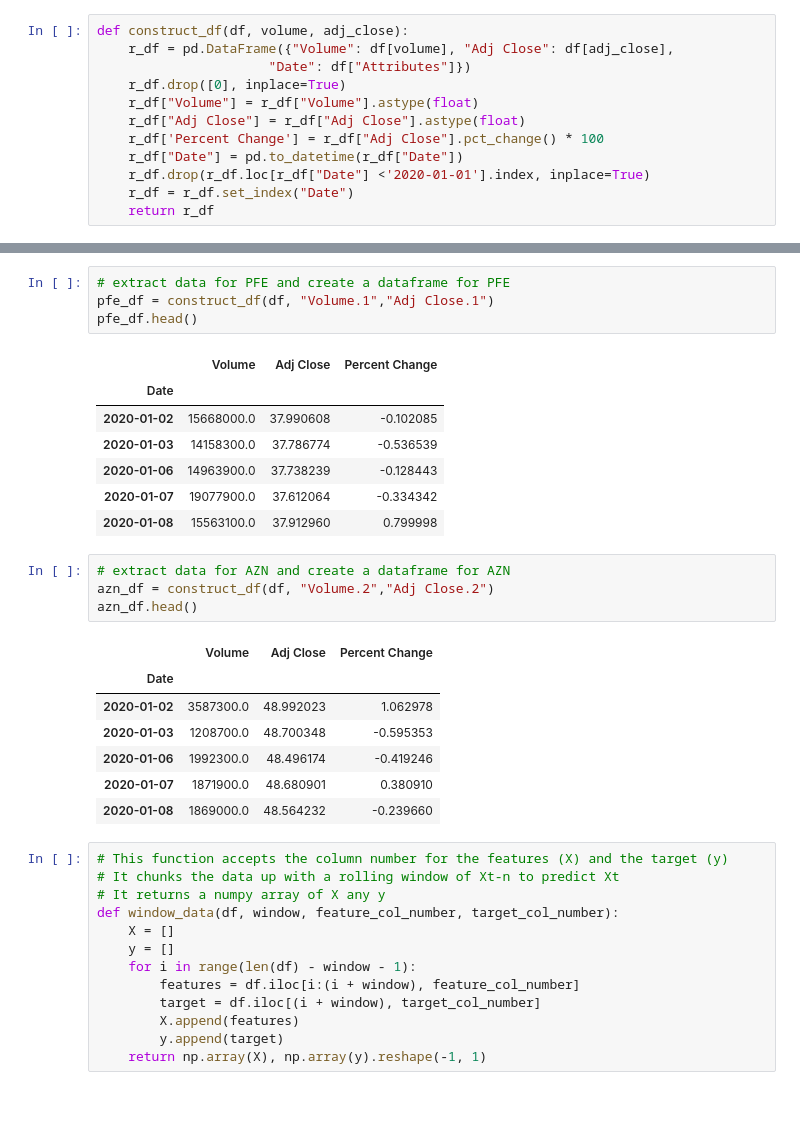
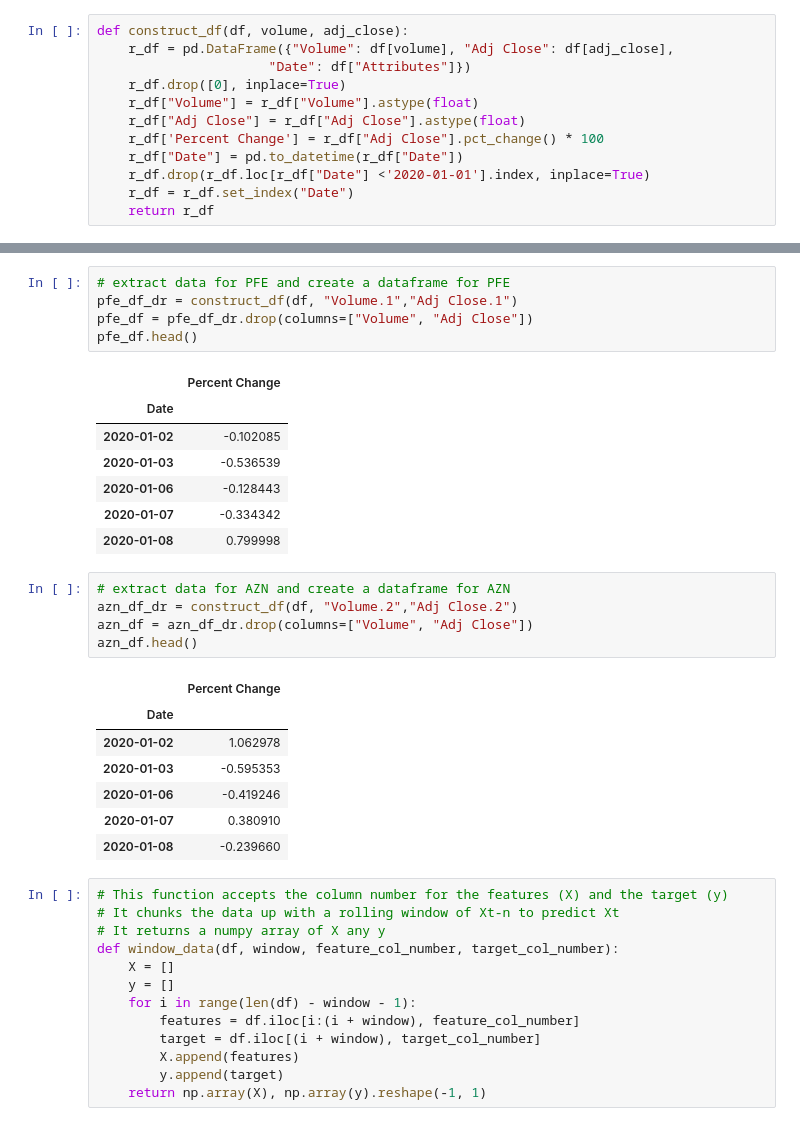
Before and after one commit to ShuranXu/Analysis-of-Trump-Tweets-Impact-To-Pharmaceutical-Stocks, a Jupyter notebook: LSTM_Zeldi.ipynb, the cells around one changed output, grey strips where cells are left out. Saved outputs shown, nothing was run; the diff lists cells and outputs as text.

```diff
--- a/LSTM_Zeldi.ipynb
+++ b/LSTM_Zeldi.ipynb
@@ -77,27 +79,29 @@ dtype: int64
 # %%
 # extract data for PFE and create a dataframe for PFE
-pfe_df = construct_df(df, "Volume.1","Adj Close.1")
+pfe_df_dr = construct_df(df, "Volume.1","Adj Close.1")
+pfe_df = pfe_df_dr.drop(columns=["Volume", "Adj Close"])
 pfe_df.head()
 # %% [output]
-|  | Volume | Adj Close | Percent Change |
-| Date |  |  |  |
-| 2020-01-02 | 15668000.0 | 37.990608 | -0.102085 |
-| 2020-01-03 | 14158300.0 | 37.786774 | -0.536539 |
-| 2020-01-06 | 14963900.0 | 37.738239 | -0.128443 |
-| 2020-01-07 | 19077900.0 | 37.612064 | -0.334342 |
-| 2020-01-08 | 15563100.0 | 37.912960 | 0.799998 |
+|  | Percent Change |
+| Date |  |
+| 2020-01-02 | -0.102085 |
+| 2020-01-03 | -0.536539 |
+| 2020-01-06 | -0.128443 |
+| 2020-01-07 | -0.334342 |
+| 2020-01-08 | 0.799998 |
 # %%
 # extract data for AZN and create a dataframe for AZN
-azn_df = construct_df(df, "Volume.2","Adj Close.2")
+azn_df_dr = construct_df(df, "Volume.2","Adj Close.2")
+azn_df = azn_df_dr.drop(columns=["Volume", "Adj Close"])
 azn_df.head()
 # %% [output]
-|  | Volume | Adj Close | Percent Change |
-| Date |  |  |  |
-| 2020-01-02 | 3587300.0 | 48.992023 | 1.062978 |
-| 2020-01-03 | 1208700.0 | 48.700348 | -0.595353 |
-| 2020-01-06 | 1992300.0 | 48.496174 | -0.419246 |
-| 2020-01-07 | 1871900.0 | 48.680901 | 0.380910 |
-| 2020-01-08 | 1869000.0 | 48.564232 | -0.239660 |
+|  | Percent Change |
+| Date |  |
+| 2020-01-02 | 1.062978 |
+| 2020-01-03 | -0.595353 |
+| 2020-01-06 | -0.419246 |
+| 2020-01-07 | 0.380910 |
+| 2020-01-08 | -0.239660 |
 # %%
 # This function accepts the column number for the features (X) and the target (y)
 # It chunks the data up with a rolling window of Xt-n to predict Xt
```
Also changed, not shown: parts of 27 cells of this notebook, 2 other files.
